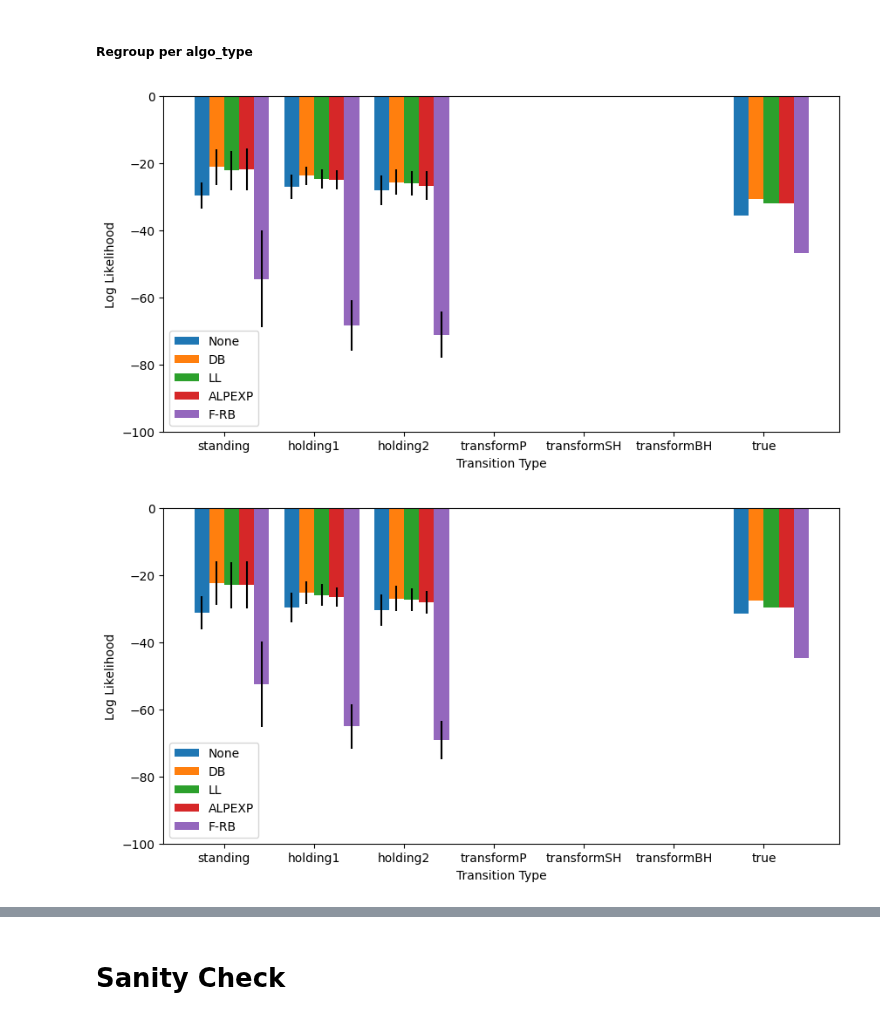
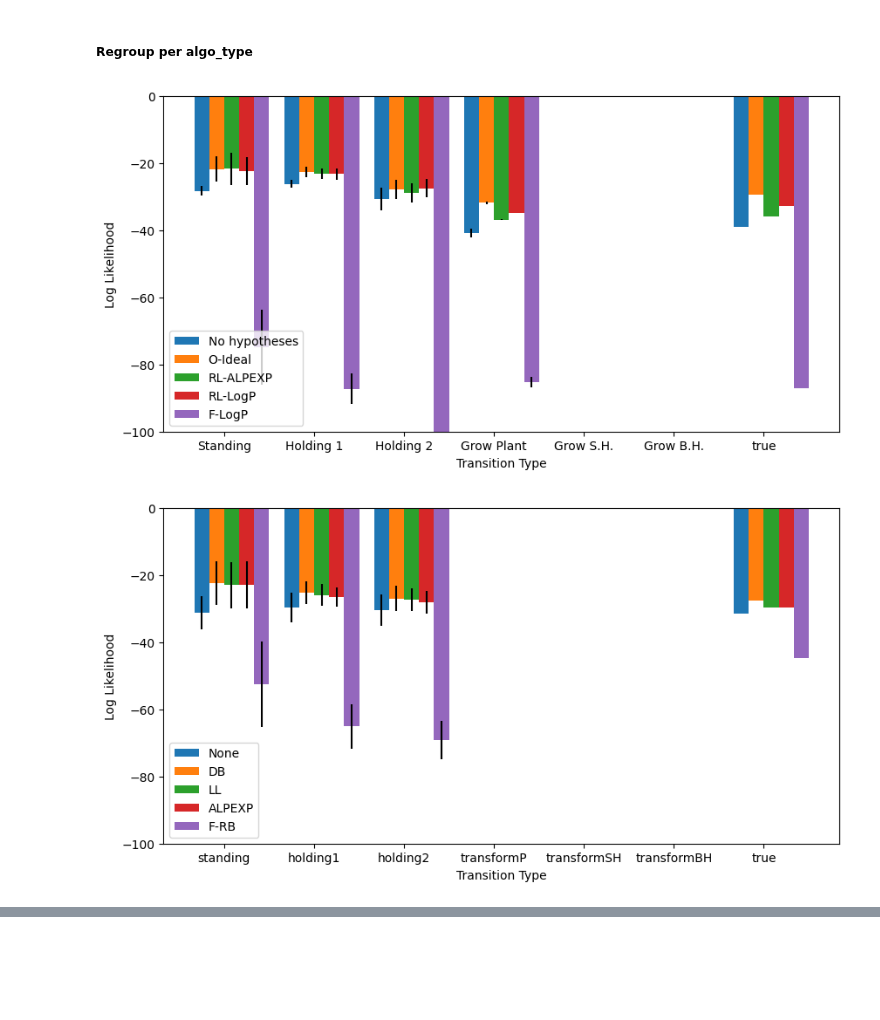
Before and after one commit to flowersteam/WorldLLM, a Jupyter notebook: plots/evaluate_worldmodel.ipynb, the cells around one changed output, grey strips where cells are left out. Saved outputs shown, nothing was run; the diff lists cells and outputs as text; code cells hidden in the pictures; blank space fills up the shorter version.

Commit message:
refactor: remove useless plots

```diff
--- a/plots/evaluate_worldmodel.ipynb
+++ b/plots/evaluate_worldmodel.ipynb
@@ -98,7 +98,7 @@ def fuse_scores(name1:str, name2:str, output_name:str="fused_scores") -> None:
     print(len(all_rules), len(algorithm_used))
 # %%
 # Load the data from the file
-with open("../outputs/scores/custom_generalization.json", "r", encoding="utf-8") as f:
+with open("../outputs/scores/scores_generalization.json", "r", encoding="utf-8") as f:
     data = json.load(f)
     all_scores = data["scores"] #(nb_episodes, nb_transitions, nb_rules, nb_possibilities)
     all_rules = data["rules"] #(nb_rules)
@@ -121,12 +121,32 @@ for i_epi, episode in enumerate(all_transition_type):
 all_rules = ["Random"] + all_rules
 algorithm_used= ["Random"] + algorithm_used
 # %%
+#Change algo names for plot
+algo_names_for_plot = {
+    None: "No hypotheses",
+    "PB": "O-Hardest",
+    "CP": "O-Curriculum",
+    "RB": "O-Random",
+    "DB": "O-Ideal",
+    "LL": "RL-LogP",
+    "ALP": "RL-ALP",
+    "ALPEXP": "RL-ALPEXP",
+    "F-LL": "F-LogP",
+    "F-ALPEXP": "F-ALPEXP",
+    "F-ALP": "F-ALP",
+    "F-RB": "F-Random",
+    "F-DB": "F-Ideal",
+    "Custom": "Custom",
+    "FalseCustom": "FalseCustom",
+    "Random": "T-Random",
+}
 #Replace None by "None"
 all_rules = ["None" if x is None else x for x in all_rules]
 algorithm_used = ["None" if x is None else x for x in algorithm_used]
 
 #Filter only these algos
-ALGOS_TO_KEEP = ["None","PB","CP","RB","DB","LL","ALP","ALPEXP","F-DB","Custom"]
+ALGOS_TO_KEEP = ["No hypotheses", "O-Hardest","O-Curriculum","O-Random","O-Ideal","RL-LogP","RL-ALP","RL-ALPEXP","F-LogP","F-ALPEXP","F-ALP","F-Random","F-Ideal"]
+# ALGOS_TO_KEEP = ["No Rule","O-Random","O-Ideal","O-Curriculum","O-Hardest","RL-LogP","RL-ALP","RL-ALPEXP"]
 for i in range(len(all_scores)):
     for j in range(len(all_scores[i])):
         all_scores[i][j] = [all_scores[i][j][k] for k in range(len(all_scores[i][j])) if algorithm_used[k] in ALGOS_TO_KEEP]
@@ -286,3 +307,9 @@ for i_algo_name, algo_name in enumerate(algo_names):
 plt.show()
 # %% [output]
 <Figure size 1000x1000 with 0 Axes>
+# %%
+for algo in accuracies_per_algo_per_type[unique_transition_type[0]].keys():
+    print(f"{algo} ", end="")
+    for transition_type in accuracies_per_algo_per_type:
+        print(f"& {format(np.mean(accuracies_per_algo_per_type[transition_type][algo]['Top 3']), '.2f')} $\pm$ {format(np.std(accuracies_per_algo_per_type[transition_type][algo]['Top 3']), '.2f')} ", end="")
+    print(r"\\")
@@ -512,7 +542,7 @@ for index_rule1 in all_index_rule:
 transition_type, index = "transformP", 0
 np.random.seed(0)
 shuffled_indices = np.random.permutation(len(all_types_indices[transition_type]))
-for index in range(5):
+for index in range(1):
     indices = all_types_indices[transition_type][shuffled_indices[index]]
     transition = all_transition_type[indices[0]][indices[1]]
     # Regroup transition type and true observation
@@ -561,36 +587,34 @@ Rule:  None type:  F-ALPEXP
 ##### Regroup per algo_type
 # %%
 # Check different log probs for an example of a type:
-algo_types = ["None", "DB","LL","ALPEXP","F-RB"]
-transition_type = "transformBH"
+algo_types = ["No hypotheses","O-Ideal", "RL-ALPEXP", "RL-LogP","F-LogP"]
+transition_type = "Grow Plant"
 np.random.seed(0)
 shuffled_indices = np.random.permutation(len(all_types_indices[transition_type]))
 for index in range(3):
     indices = all_types_indices[transition_type][shuffled_indices[index]]
     transition = all_transition_type[indices[0]][indices[1]]
     # Regroup transition type and true observation
     transition_type_to_index = {type: [] for type in different_transition_type+["true"]}
     for incr, type in enumerate(transition):
         if incr == all_index_true[indices[0]][indices[1]]:
             transition_type_to_index["true"].append(incr)
         else:
             transition_type_to_index[type].append(incr)
     # Plot the result for the current example
     plt.figure(figsize=(10,5))
     for incr,algo_type in enumerate(algo_types):
         mask = np.where(np.array(algorithm_used)==algo_type)[0]
         values = np.array(all_scores[indices[0]][indices[1]])[mask]
         mean_values = values.mean(axis=0)
         plt.bar([i+1/(len(algo_types)+1)*incr for i in range(len(transition_type_to_index.keys()))],[mean_values[indices].mean() for indices in transition_type_to_index.values()], yerr=[np.std(mean_values[indices], axis=0) for indices in transition_type_to_index.values()],width=1/(len(all_index_rule)+1))
         plt.xticks([i+0.25 for i in range(len(transition_type_to_index.keys()))], transition_type_to_index.keys())
     plt.ylim(-100,0)
     plt.ylabel("Log Likelihood")
     plt.xlabel("Transition Type")
     plt.legend(algo_types)
     plt.show()
 # %% [output]
-[figure, old version]
+[figure, new version]
 [figure]
 [figure]
-# %% [markdown]
-# Sanity Check
```
Also changed, not shown: parts of 14 cells of this notebook, 6 other files.
